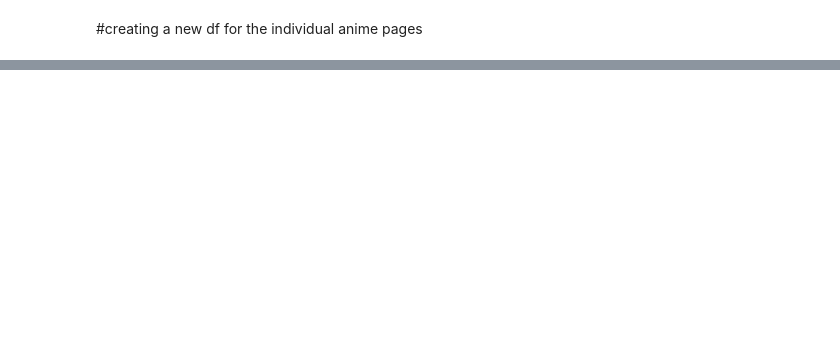
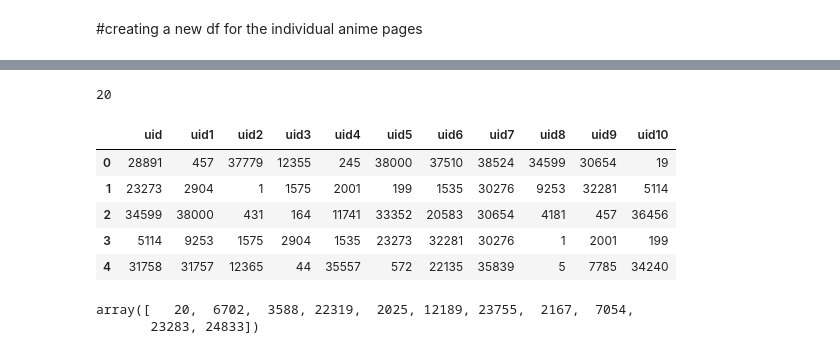
Before and after one commit to DibyaSadhukhan/Anime_recommender_data, a Jupyter notebook: notebooks/Anime_recommender_Data_Cleaning.ipynb, the cells around one changed output, grey strips where cells are left out. Saved outputs shown, nothing was run; the diff lists cells and outputs as text; code cells hidden in the pictures; blank space fills up the shorter version.

```diff
--- a/notebooks/Anime_recommender_Data_Cleaning.ipynb
+++ b/notebooks/Anime_recommender_Data_Cleaning.ipynb
@@ -84,0 +170,35 @@ None
+# %%
+name='Naruto'
+data.loc[data['title']==name]['uid'].values[0]
+# %% [output]
+20
+# %%
+import pandas as pd
+data = pd.read_csv('https://raw.githubusercontent.com/DibyaSadhukhan/Anime_recommender_data/main/Data/recommendations.csv')
+data.head()
+# %% [output]
+|  | uid | uid1 | uid2 | uid3 | uid4 | uid5 | uid6 | uid7 | uid8 | uid9 | uid10 |
+| 0 | 28891 | 457 | 37779 | 12355 | 245 | 38000 | 37510 | 38524 | 34599 | 30654 | 19 |
+| 1 | 23273 | 2904 | 1 | 1575 | 2001 | 199 | 1535 | 30276 | 9253 | 32281 | 5114 |
+| 2 | 34599 | 38000 | 431 | 164 | 11741 | 33352 | 20583 | 30654 | 4181 | 457 | 36456 |
+| 3 | 5114 | 9253 | 1575 | 2904 | 1535 | 23273 | 32281 | 30276 | 1 | 2001 | 199 |
+| 4 | 31758 | 31757 | 12365 | 44 | 35557 | 572 | 22135 | 35839 | 5 | 7785 | 34240 |
+# %%
+def Get_anime_UID(name):
+  data = pd.read_csv('https://raw.githubusercontent.com/DibyaSadhukhan/Anime_recommender_data/main/Data/animes_cleaned.csv')
+  uid=data.loc[data['title']==name]['uid'].values[0]
+  del data
+  return uid
+def get_anime_recommendations(name):
+  #get 10 recommendations for the searched anime.
+  data = pd.read_csv('https://raw.githubusercontent.com/DibyaSadhukhan/Anime_recommender_data/main/Data/recommendations.csv')
+  rec=data.loc[data['uid']==Get_anime_UID(name)]
+  rec=rec.values[0]
+  return rec
+def get_anime_recommendations(name):
+
+def Get_recommendations_details(name):
+  rec=get_anime_recommendations(name)
+# %% [output]
+array([   20,  6702,  3588, 22319,  2025, 12189, 23755,  2167,  7054,
+       23283, 24833])
```
Also changed, not shown: parts of 13 cells of this notebook.
